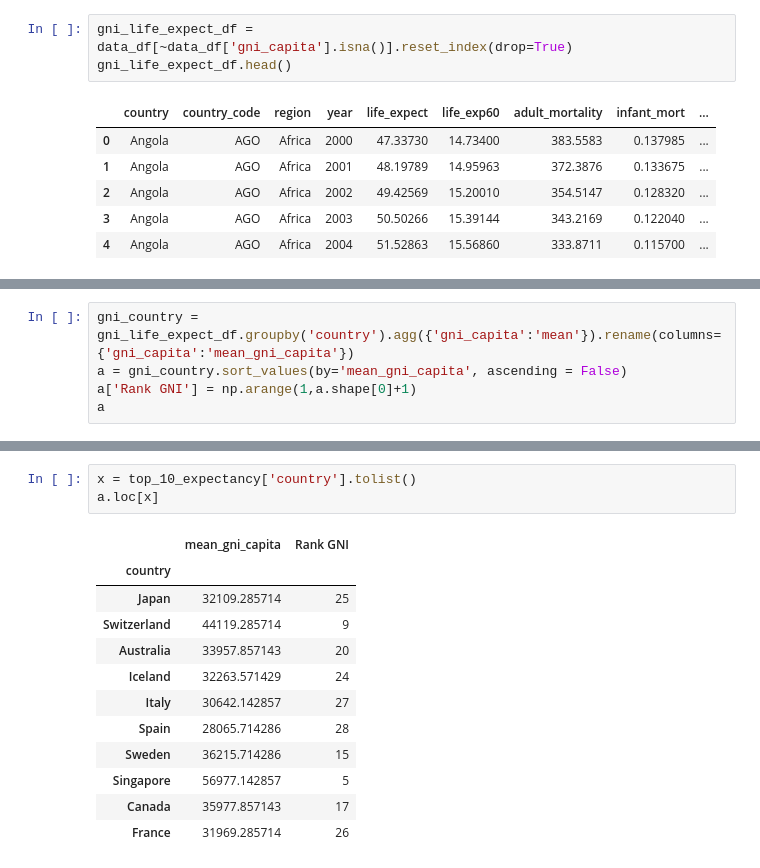
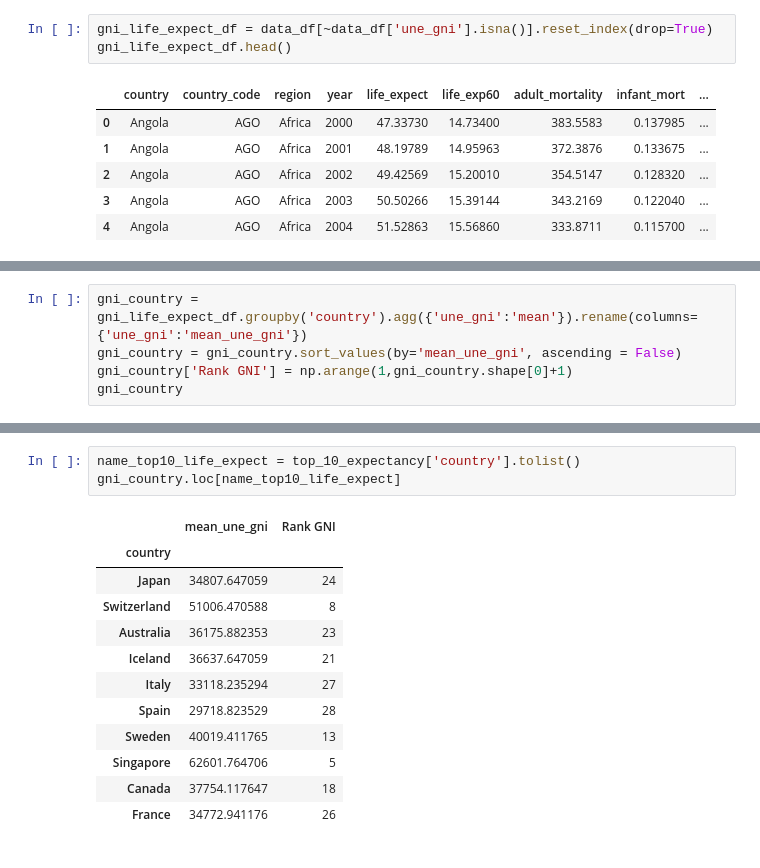
Before and after one commit to XQuyTran/Final_Project_LTKHDL, a Jupyter notebook: Version01-P4DS.ipynb, the cells around one changed output, grey strips where cells are left out. Drawn from its saved outputs; the diff is of its cells as text.

```diff
--- a/Version01-P4DS.ipynb
+++ b/Version01-P4DS.ipynb
@@ -593,7 +601,7 @@ forecast_life_expectancy.head(10)
 # %% [markdown]
 **Notes:** Bởi vì đang tìm mối quan hệ giữa gni với life expectancy nên những quốc gia không có số liệu về gni sẽ bị loại bỏ. Điều này không ảnh hưởng tới việc biểu diễn mối quan hệ giữa 2 thuộc tính này.
 # %%
-gni_life_expect_df = data_df[~data_df['gni_capita'].isna()].reset_index(drop=True)
+gni_life_expect_df = data_df[~data_df['une_gni'].isna()].reset_index(drop=True)
 gni_life_expect_df.head()
 # %% [output]
 |  | country | country_code | region | year | life_expect | life_exp60 | adult_mortality | infant_mort | ... |
@@ -626,6 +645,6 @@ plt.show()
 # %%
-gni_country = gni_life_expect_df.groupby('country').agg({'gni_capita':'mean'}).rename(columns={'gni_capita':'mean_gni_capita'})
-a = gni_country.sort_values(by='mean_gni_capita', ascending = False)
-a['Rank GNI'] = np.arange(1,a.shape[0]+1)
-a
+gni_country = gni_life_expect_df.groupby('country').agg({'une_gni':'mean'}).rename(columns={'une_gni':'mean_une_gni'})
+gni_country = gni_country.sort_values(by='mean_une_gni', ascending = False)
+gni_country['Rank GNI'] = np.arange(1,gni_country.shape[0]+1)
+gni_country
 # %% [output]
@@ -646,16 +667,16 @@ a
 # %%
-x = top_10_expectancy['country'].tolist()
-a.loc[x]
+name_top10_life_expect = top_10_expectancy['country'].tolist()
+gni_country.loc[name_top10_life_expect]
 # %% [output]
-|  | mean_gni_capita | Rank GNI |
+|  | mean_une_gni | Rank GNI |
 | country |  |  |
-| Japan | 32109.285714 | 25 |
-| Switzerland | 44119.285714 | 9 |
-| Australia | 33957.857143 | 20 |
-| Iceland | 32263.571429 | 24 |
-| Italy | 30642.142857 | 27 |
-| Spain | 28065.714286 | 28 |
-| Sweden | 36215.714286 | 15 |
-| Singapore | 56977.142857 | 5 |
-| Canada | 35977.857143 | 17 |
-| France | 31969.285714 | 26 |
+| Japan | 34807.647059 | 24 |
+| Switzerland | 51006.470588 | 8 |
+| Australia | 36175.882353 | 23 |
+| Iceland | 36637.647059 | 21 |
+| Italy | 33118.235294 | 27 |
+| Spain | 29718.823529 | 28 |
+| Sweden | 40019.411765 | 13 |
+| Singapore | 62601.764706 | 5 |
+| Canada | 37754.117647 | 18 |
+| France | 34772.941176 | 26 |
```
Also changed, not shown: parts of 21 cells of this notebook.
